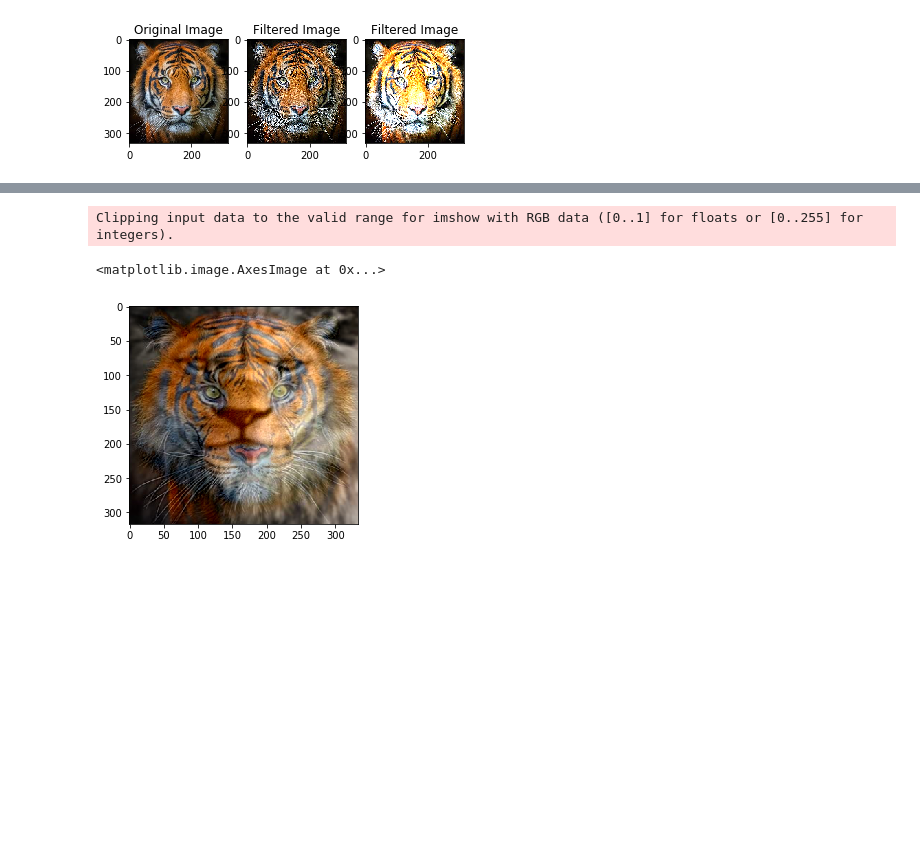
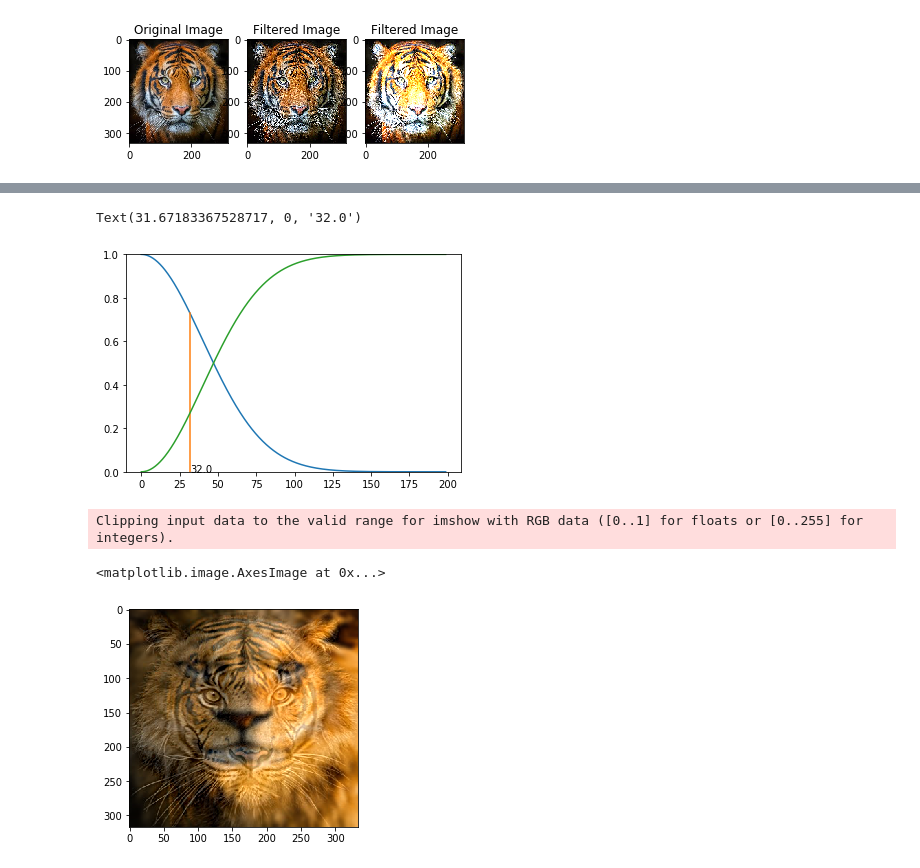
Before and after one commit to yananda93/CS584, a Jupyter notebook: HW3/HW3.ipynb, the cells around one changed output, grey strips where cells are left out. Saved outputs shown, nothing was run; the diff lists cells and outputs as text; code cells hidden in the pictures; blank space fills up the shorter version.

```diff
--- a/HW3/HW3.ipynb
+++ b/HW3/HW3.ipynb
@@ -169,9 +164,36 @@ plt.imshow(hybrid1, cmap = 'gray')
+# %%
+# Plot the frequency cut off, cut_off_freq = r/(2*np.pi*cutoff1) = 32
+low_pass = gaussian_kernel(cutoff1)
+r1 = img1.shape[0]
+r2= img2.shape[0]
+r = min(r1,r2)
+x = np.arange(0,0.5,0.001)
+a = 1/(cutoff1*np.sqrt(2*np.pi))
+gx = np.exp(-np.pi**2*x**2/a)  #frequency response
+x =x*r
+plt.ylim(ymin=0)  # this line
+plt.plot(x, gx)
+cut_off_freq = r/(2*np.pi*cutoff1) # tranfer to frequency domain
+f = cut_off_freq/r
+g = np.exp(-np.pi**2*f**2/a)
+point1 = [cut_off_freq,cut_off_freq]
+point2 = [0,g]
+plt.plot(point1,point2)
+
+high_pass = np.zeros(low_pass.shape)
+high_pass[low_pass.shape[0]//2][low_pass.shape[0]//2] = 1
+gx = 1 - gx  # high frequency response
+plt.plot(x, gx)
+plt.text(cut_off_freq,0,int(np.ceil(cut_off_freq)))
+# %% [output]
+Text(31.67183367528717, 0, '32.0')
+[figure, added]
 # %%
-cutoff = 2
+cutoff2 = 3
 hybrid2 = hybridimg(img3, img4, cutoff)
 hybrid2 = hybrid2[:, :, ::-1]
-plt.imshow(hybrid2, cmap = 'gray')
+plt.imshow(hybrid2)
 # %% [output]
 Clipping input data to the valid range for imshow with RGB data ([0..1] for floats or [0..255] for integers).
 <matplotlib.image.AxesImage at 0x...>
-[figure, old version]
+[figure, new version]
```
Also changed, not shown: parts of 4 cells of this notebook.
